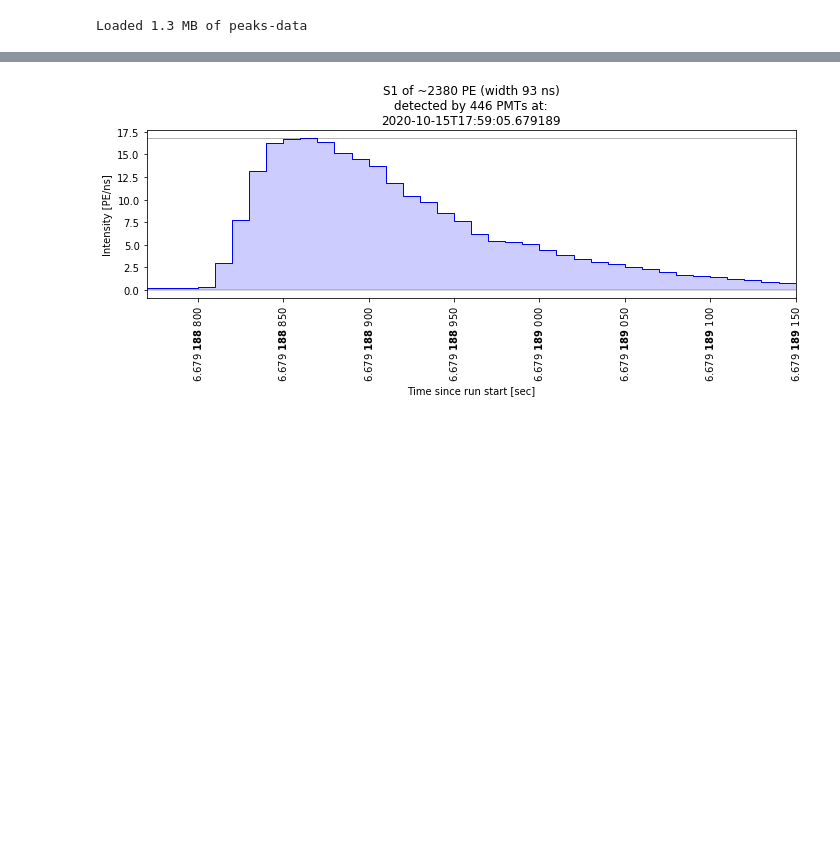
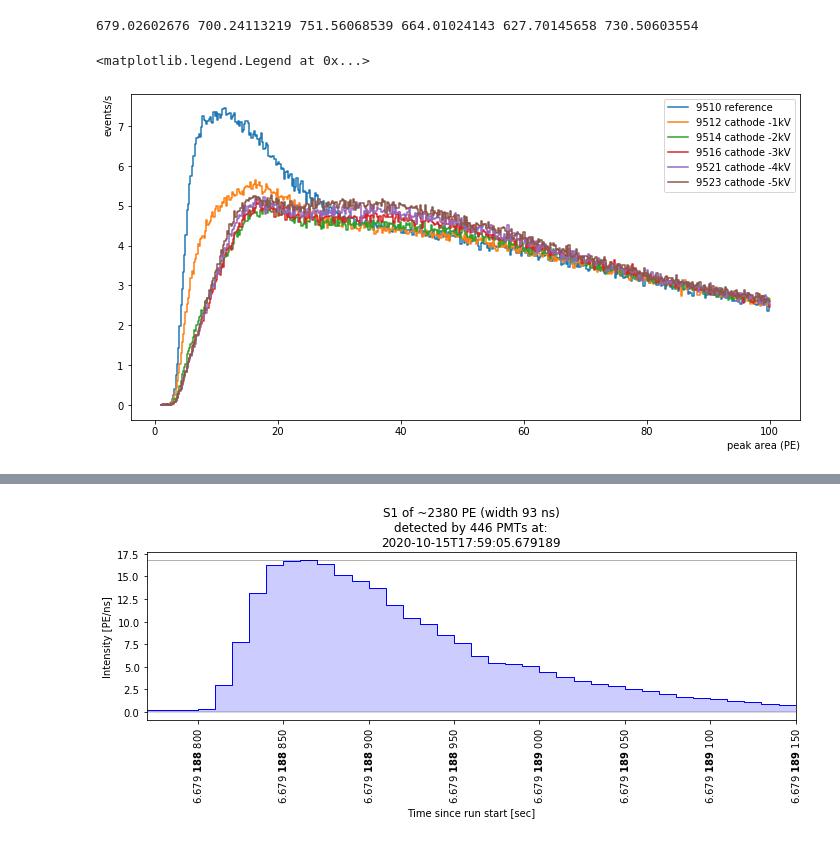
Before and after one commit to valerioda/xenon-note, a Jupyter notebook: fast_response_analysis/firstdata-nT.ipynb, the cells around one changed output, grey strips where cells are left out. Cells and saved outputs as stored; diff of their text form; code cells hidden in the pictures; blank space fills up the shorter version.

```diff
--- a/fast_response_analysis/firstdata-nT.ipynb
+++ b/fast_response_analysis/firstdata-nT.ipynb
@@ -75,4 +49,0 @@ peaks = st.get_array(run_id, targets = ('peak_basics'), seconds_range = (0, 10),
-# %%
-print(f'Loaded {peaks.nbytes/1e6:.1f} MB of peaks-data')
-# %% [output]
-Loaded 1.3 MB of peaks-data
@@ -98,0 +61,57 @@ def plot_some_peaks(peaks, max_plots = 5, randomize = False):
+# %%
+peaks_0 = st.get_array('009510', targets = ('peak_basics'), progress_bar=False)
+peaks_1 = st.get_array('009512', targets = ('peak_basics'), progress_bar=False)
+peaks_2 = st.get_array('009514', targets = ('peak_basics'), progress_bar=False)
+peaks_3 = st.get_array('009516', targets = ('peak_basics'), progress_bar=False)
+peaks_4 = st.get_array('009521', targets = ('peak_basics'), progress_bar=False)
+peaks_5 = st.get_array('009523', targets = ('peak_basics'), progress_bar=False)
+# %%
+from multihist import Hist1d, Histdd
+lowl, highl = 1, 3
+lol, higl = 1, 100
+plt.figure(figsize=(12,6))
+livetime0 = (peaks_0['time'][len(peaks_0)-1]-peaks_0['time'][0])/1e9
+livetime1 = (peaks_1['time'][len(peaks_1)-1]-peaks_1['time'][0])/1e9
+livetime2 = (peaks_2['time'][len(peaks_2)-1]-peaks_2['time'][0])/1e9
+livetime3 = (peaks_3['time'][len(peaks_3)-1]-peaks_3['time'][0])/1e9
+livetime4 = (peaks_4['time'][len(peaks_4)-1]-peaks_4['time'][0])/1e9
+livetime5 = (peaks_5['time'][len(peaks_5)-1]-peaks_5['time'][0])/1e9
+print(livetime0,livetime1,livetime2,livetime3,livetime4,livetime5)
+p_area0 = Hist1d(peaks_0['area'], bins=(np.logspace(lowl, highl, 500)))
+p_area1 = Hist1d(peaks_1['area'], bins=(np.logspace(lowl, highl, 500)))
+p_area2 = Hist1d(peaks_2['area'], bins=(np.logspace(lowl, highl, 500)))
+p_area3 = Hist1d(peaks_3['area'], bins=(np.logspace(lowl, highl, 500)))
+p_area4 = Hist1d(peaks_4['area'], bins=(np.logspace(lowl, highl, 500)))
+p_area5 = Hist1d(peaks_5['area'], bins=(np.logspace(lowl, highl, 500)))
+p_are0 = Hist1d(peaks_0['area'], bins=(np.linspace(lol, higl, 500)))
+p_are1 = Hist1d(peaks_1['area'], bins=(np.linspace(lol, higl, 500)))
+p_are2 = Hist1d(peaks_2['area'], bins=(np.linspace(lol, higl, 500)))
+p_are3 = Hist1d(peaks_3['area'], bins=(np.linspace(lol, higl, 500)))
+p_are4 = Hist1d(peaks_4['area'], bins=(np.linspace(lol, higl, 500)))
+p_are5 = Hist1d(peaks_5['area'], bins=(np.linspace(lol, higl, 500)))
+p_area0 /= livetime0
+p_area1 /= livetime1
+p_area2 /= livetime2
+p_area3 /= livetime3
+p_area4 /= livetime4
+p_area5 /= livetime5
+p_are0 /= livetime0
+p_are1 /= livetime1
+p_are2 /= livetime2
+p_are3 /= livetime3
+p_are4 /= livetime4
+p_are5 /= livetime5
+p_are0.plot(label='9510 reference')
+p_are1.plot(label='9512 cathode -1kV')
+p_are2.plot(label='9514 cathode -2kV')
+p_are3.plot(label='9516 cathode -3kV')
+p_are4.plot(label='9521 cathode -4kV')
+p_are5.plot(label='9523 cathode -5kV')
+plt.xlabel("peak area (PE)", ha='right', x=1)
+plt.ylabel("events/s", ha='right', y=1)
+#plt.xscale('log')
+plt.legend()
+# %% [output]
+679.02602676 700.24113219 751.56068539 664.01024143 627.70145658 730.50603554
+<matplotlib.legend.Legend at 0x...>
+[figure, added]
```
Also changed, not shown: parts of 19 cells of this notebook, 1 other file.
